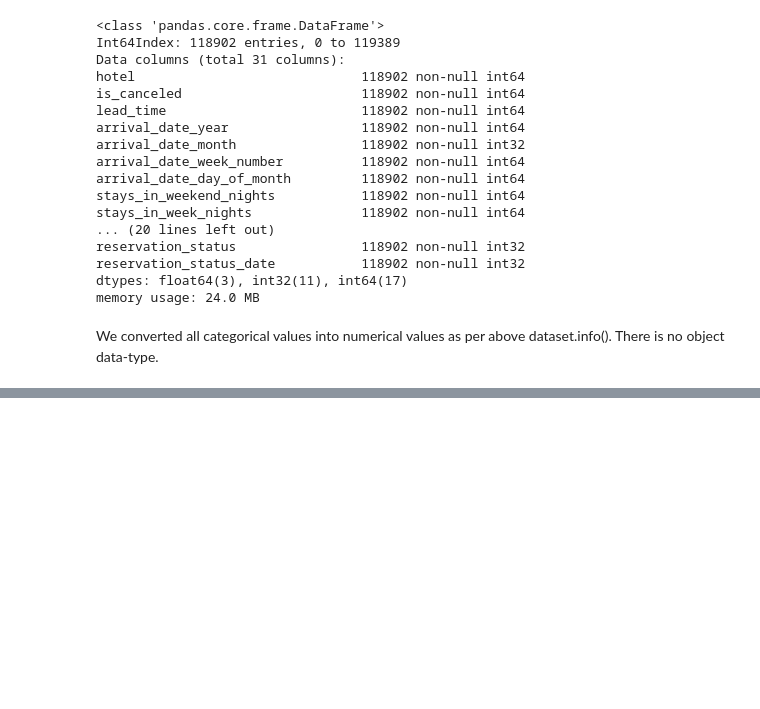
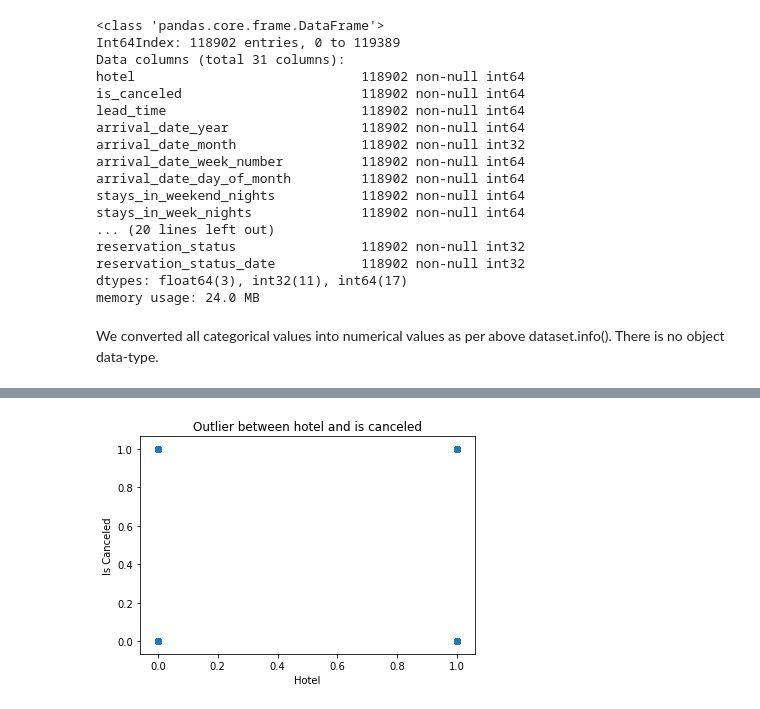
Before and after one commit to arunkumar2525/EDA-with-Hotel-Booking-Demand-Classifier-and-Deep-learning-models, a Jupyter notebook: EDA With Hotel Booking Demand Classifier and Deep Learning models.ipynb, the cells around one changed output, grey strips where cells are left out. Cells and saved outputs as stored; diff of their text form; code cells hidden in the pictures; blank space fills up the shorter version.

```diff
--- a/EDA With Hotel Booking Demand Classifier and Deep Learning models.ipynb
+++ b/EDA With Hotel Booking Demand Classifier and Deep Learning models.ipynb
@@ -946,0 +965,8 @@ We converted all categorical values into numerical values as per above dataset.i
+# %%
+plt.scatter(dataset1['hotel'],dataset1['is_canceled'])
+plt.xlabel('Hotel')
+plt.ylabel('Is Canceled')
+plt.title('Outlier between hotel and is canceled')
+plt.show()
+# %% [output]
+[figure, added]
```
Also changed, not shown: parts of 38 cells of this notebook.
